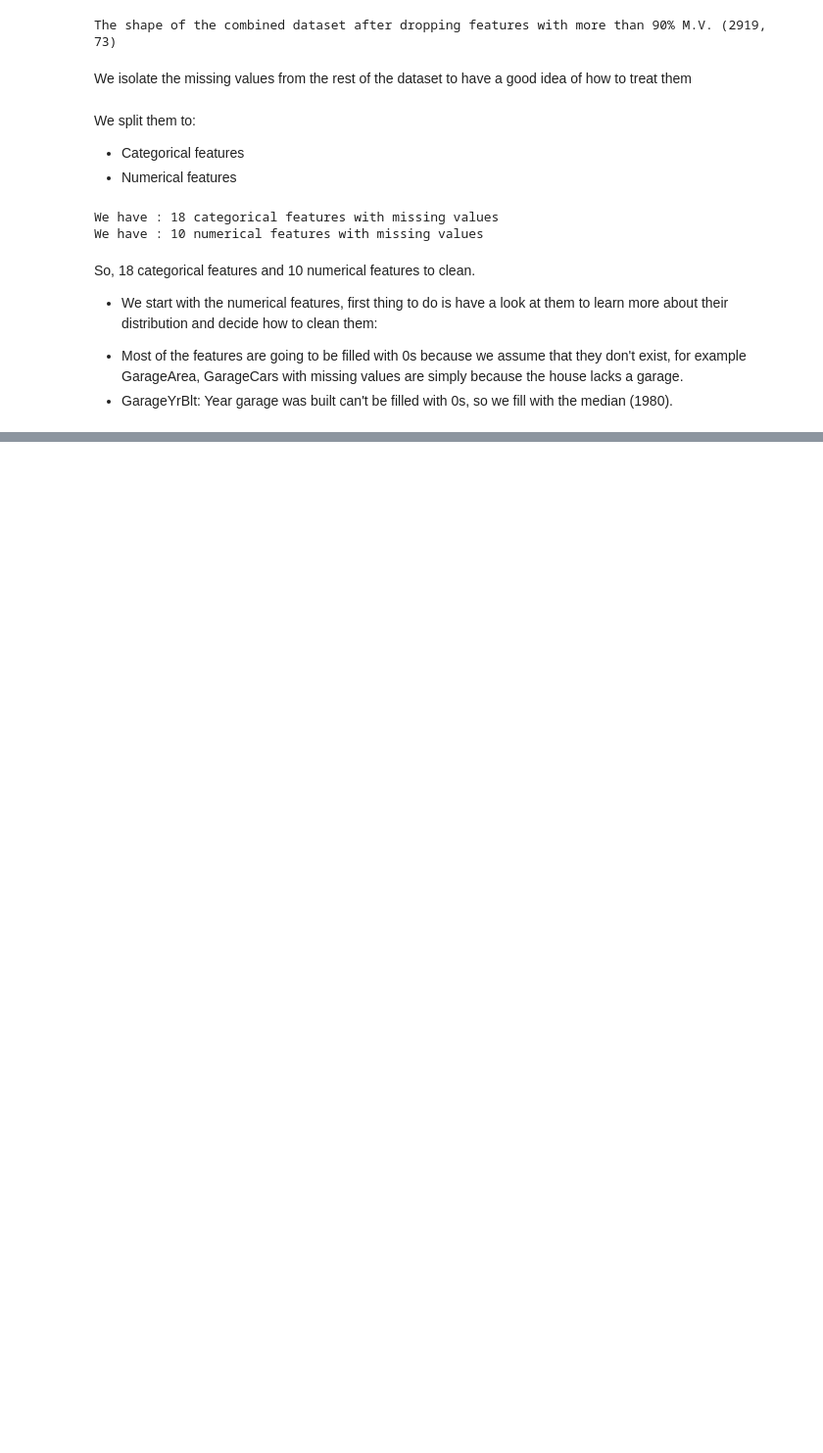
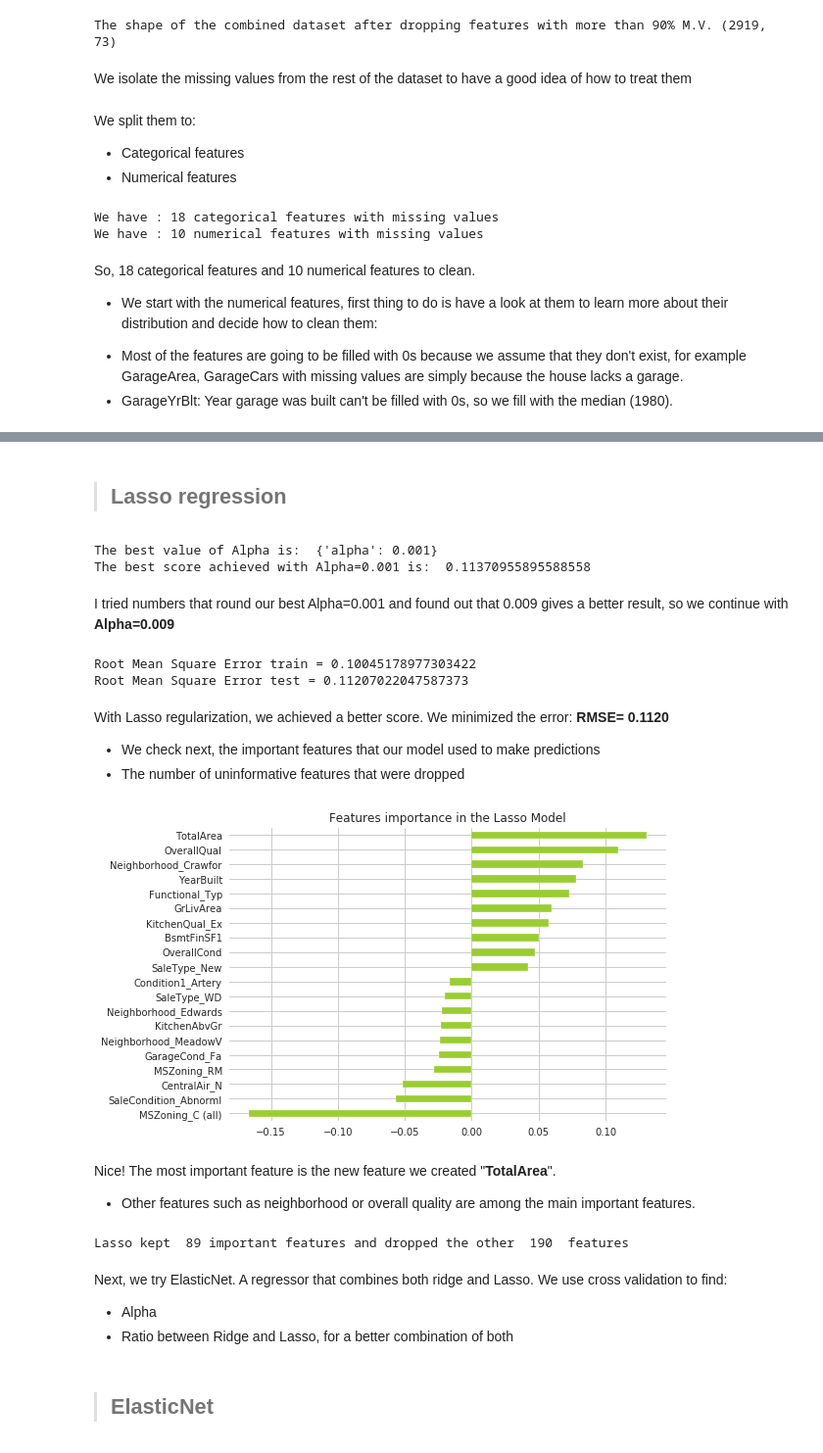
Before and after one commit to JPLAVALLEY/kaggle, a Jupyter notebook: Housing_Prices_Model_Ver3.ipynb, the cells around one changed output, grey strips where cells are left out. Shown at 98% size. Drawn from its saved outputs; the diff is of its cells as text; code cells hidden in the pictures; blank space fills up the shorter version.

```diff
--- a/Housing_Prices_Model_Ver3.ipynb
+++ b/Housing_Prices_Model_Ver3.ipynb
@@ -227,0 +474,9 @@ c['GarageYrBlt']=c["GarageYrBlt"].fillna(1980)
+# %%
+from sklearn.preprocessing import RobustScaler
+scaler= RobustScaler()
+# transform "x_train"
+x_train = scaler.fit_transform(x_train)
+# transform "x_test"
+x_test = scaler.transform(x_test)
+#Transform the test set
+X_test= scaler.transform(Test)
@@ -227,0 +520,8 @@ c['GarageYrBlt']=c["GarageYrBlt"].fillna(1980)
+# %%
+ridge_mod=Ridge(alpha=14)
+ridge_mod.fit(x_train,y_train)
+y_pred_train=ridge_mod.predict(x_train)
+y_pred_test=ridge_mod.predict(x_test)
+
+print('Root Mean Square Error train = ' + str(math.sqrt(sklm.mean_squared_error(y_train, y_pred_train))))
+print('Root Mean Square Error test = ' + str(math.sqrt(sklm.mean_squared_error(y_test, y_pred_test))))
@@ -227,0 +535,57 @@ c['GarageYrBlt']=c["GarageYrBlt"].fillna(1980)
+# %% [markdown]
+> ## Lasso regression
+# %%
+from sklearn.linear_model import Lasso
+
+parameters= {'alpha':[0.0001,0.001,0.01,0.1,1,10,100]}
+
+lasso=Lasso()
+lasso_reg=ms.GridSearchCV(lasso, param_grid=parameters, scoring='neg_mean_squared_error', cv=5)
+lasso_reg.fit(x,y)
+
+print('The best value of Alpha is: ',lasso_reg.best_params_)
+print('The best score achieved with Alpha=0.001 is: ',math.sqrt(-lasso_reg.best_score_))
+# %% [output]
+The best value of Alpha is:  {'alpha': 0.001}
+The best score achieved with Alpha=0.001 is:  0.11370955895588558
+# %% [markdown]
+I tried numbers that round our best Alpha=0.001 and found out that 0.009 gives a better result, so we continue with **Alpha=0.009**
+# %%
+lasso_mod=Lasso(alpha=0.0009)
+lasso_mod.fit(x_train,y_train)
+y_lasso_train=lasso_mod.predict(x_train)
+y_lasso_test=lasso_mod.predict(x_test)
+
+print('Root Mean Square Error train = ' + str(math.sqrt(sklm.mean_squared_error(y_train, y_lasso_train))))
+print('Root Mean Square Error test = ' + str(math.sqrt(sklm.mean_squared_error(y_test, y_lasso_test))))
+# %% [output]
+Root Mean Square Error train = 0.10045178977303422
+Root Mean Square Error test = 0.11207022047587373
+# %% [markdown]
+With Lasso regularization, we achieved a better score. We minimized the error: **RMSE= 0.1120**
+* We check next, the important features that our model used to make predictions
+* The number of uninformative features that were dropped
+# %%
+coefs = pd.Series(lasso_mod.coef_, index = x.columns)
+
+imp_coefs = pd.concat([coefs.sort_values().head(10),
+                     coefs.sort_values().tail(10)])
+imp_coefs.plot(kind = "barh", color='yellowgreen')
+plt.title("Features importance in the Lasso Model")
+plt.show()
+# %% [output]
+[figure, added]
+# %% [markdown]
+Nice! The most important feature is the new feature we created "**TotalArea**".
+* Other features such as neighborhood or overall quality are among the main important features.
+# %%
+print("Lasso kept ",sum(coefs != 0), "important features and dropped the other ", sum(coefs == 0)," features")
+# %% [output]
+Lasso kept  89 important features and dropped the other  190  features
+# %% [markdown]
+Next, we try ElasticNet. A regressor that combines both ridge and Lasso.
+We use cross validation to find:
+* Alpha
+* Ratio between Ridge and Lasso, for a better combination of both
+# %% [markdown]
+> ## ElasticNet
```
Also changed, not shown: parts of 77 cells of this notebook.
